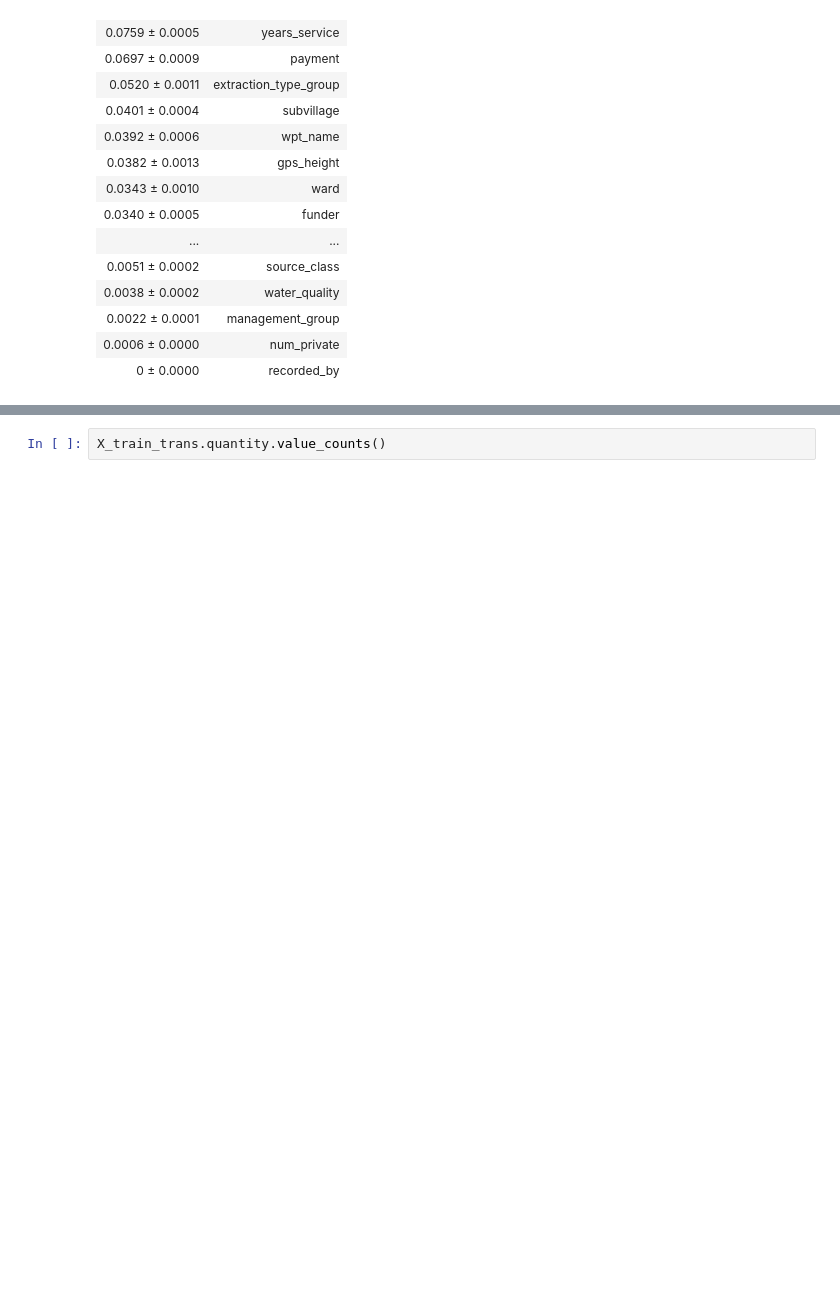
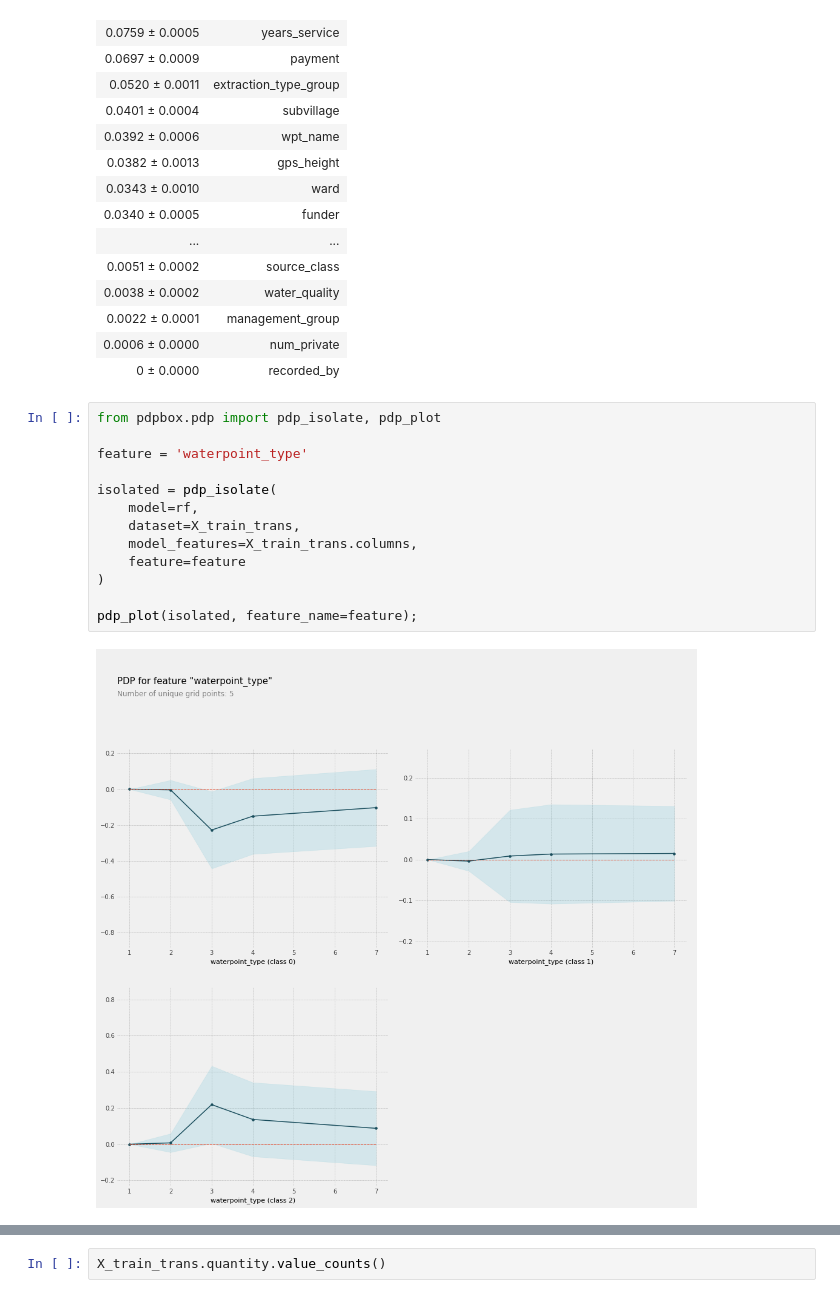
Before and after one commit to bkrant/DS3-Predictive-Modeling-Challenge, a Jupyter notebook: WaterPump_Kaggle.ipynb, the cells around one changed output, grey strips where cells are left out. Drawn from its saved outputs; the diff is of its cells as text; blank space fills up the shorter version.

```diff
--- a/WaterPump_Kaggle.ipynb
+++ b/WaterPump_Kaggle.ipynb
@@ -559,6 +259,21 @@ eli5.show_weights(permuter, top=None, feature_names=feature_names)
 | 0.0022 ± 0.0001 | management_group |
 | 0.0006 ± 0.0000 | num_private |
 | 0 ± 0.0000 | recorded_by |
+# %%
+from pdpbox.pdp import pdp_isolate, pdp_plot
+
+feature = 'waterpoint_type'
+
+isolated = pdp_isolate(
+    model=rf,
+    dataset=X_train_trans,
+    model_features=X_train_trans.columns,
+    feature=feature
+)
+
+pdp_plot(isolated, feature_name=feature);
+# %% [output]
+[figure, added]
 # %%
 from pdpbox.pdp import pdp_isolate, pdp_plot
 
```
Also changed, not shown: parts of 52 cells of this notebook.
